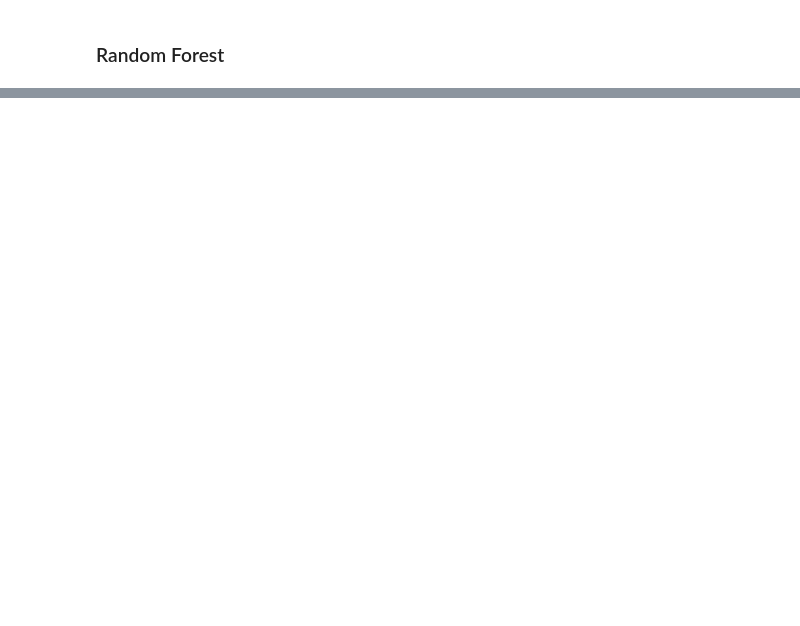
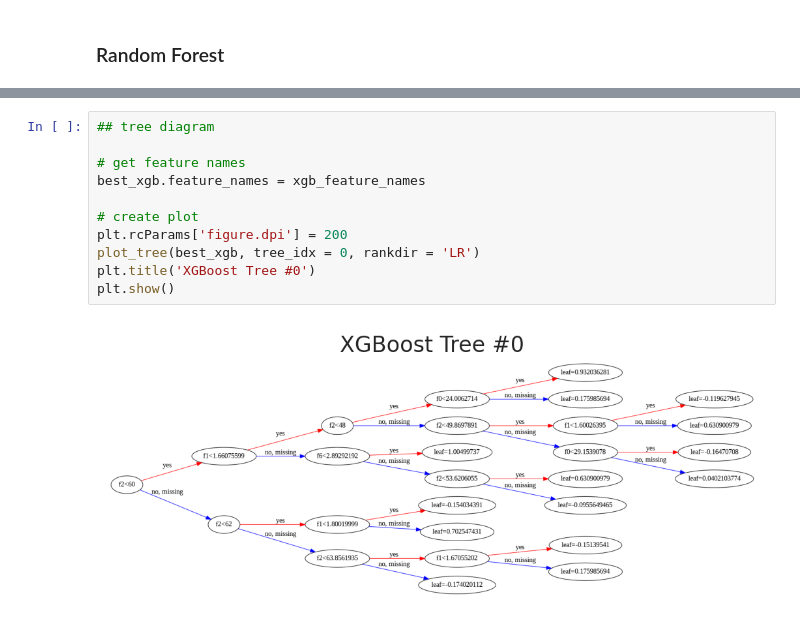
Before and after one commit to hassaanabbasi98/ProjectAAI-501-ObseityLevel-, a Jupyter notebook: erika_501_analysis.ipynb, the cells around one changed output, grey strips where cells are left out. Drawn from its saved outputs; the diff is of its cells as text; blank space fills up the shorter version.

```diff
--- a/erika_501_analysis.ipynb
+++ b/erika_501_analysis.ipynb
@@ -397,0 +627,13 @@ plt.show()
+# %%
+## tree diagram
+
+# get feature names
+best_xgb.feature_names = xgb_feature_names
+
+# create plot
+plt.rcParams['figure.dpi'] = 200
+plot_tree(best_xgb, tree_idx = 0, rankdir = 'LR')
+plt.title('XGBoost Tree #0')
+plt.show()
+# %% [output]
+[figure, added]
```
Also changed, not shown: parts of 40 cells of this notebook.
